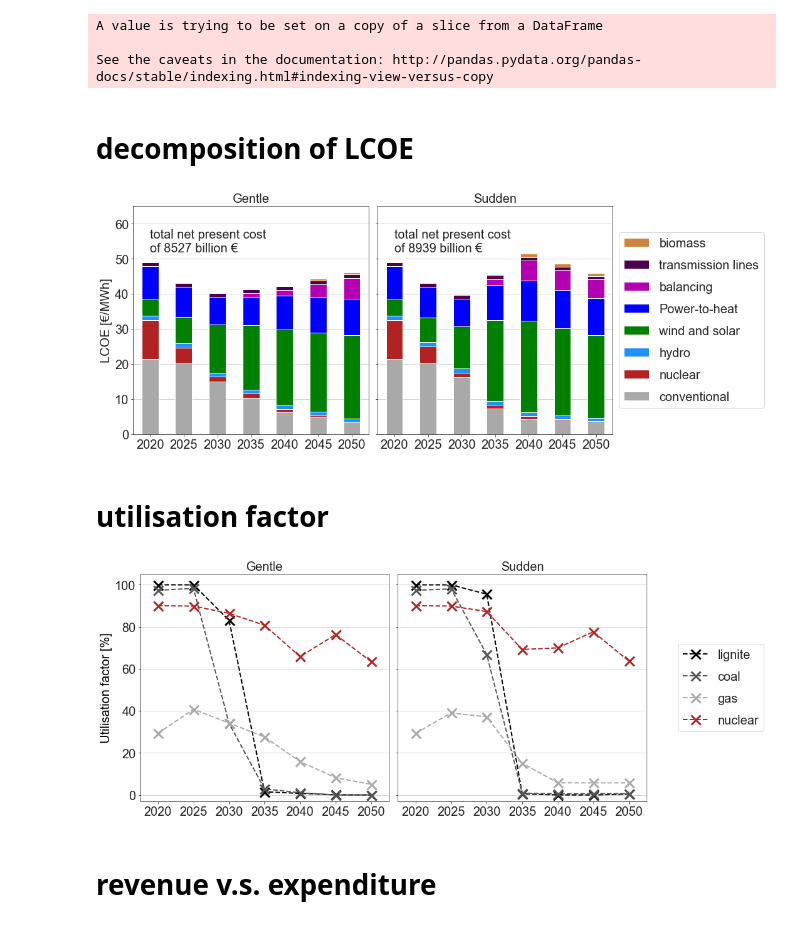
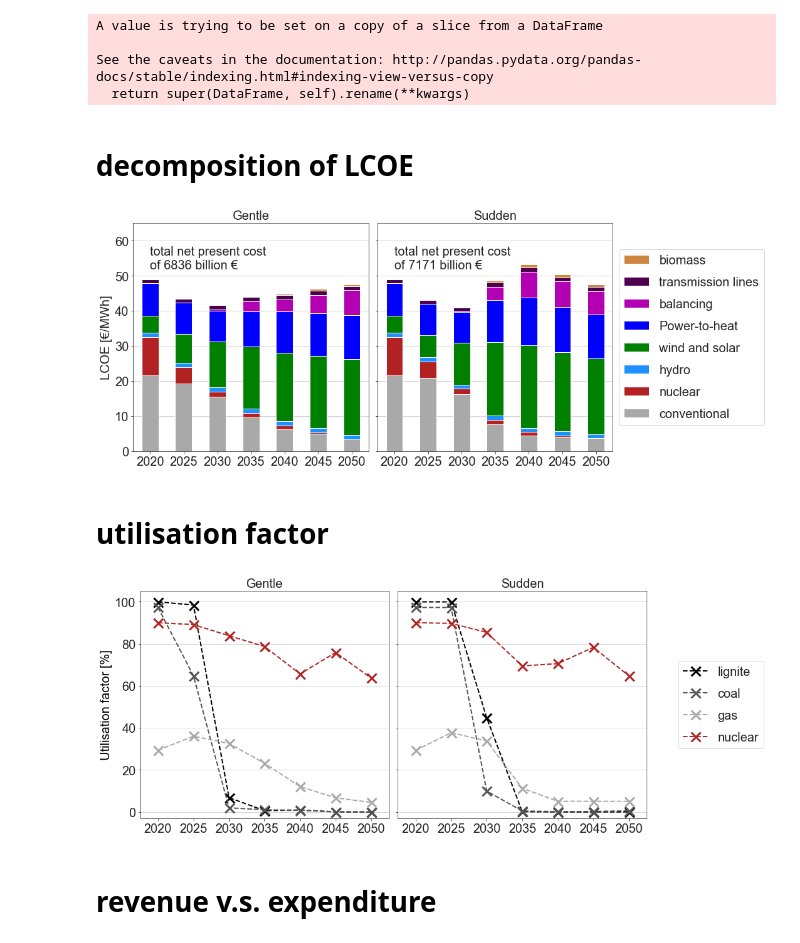
Before and after one commit to martavp/pypsa-eur-sec-30-path, a Jupyter notebook: paper_graphics/notebooks/summary_plot.ipynb, the cells around one changed output. Drawn from its saved outputs; the diff is of its cells as text; code cells hidden in the pictures.

Commit message:
Add revenue/expenditure for heating technologies. Add deficit figures. Correct 35 years of total system costs to 30.

```diff
--- a/paper_graphics/notebooks/summary_plot.ipynb
+++ b/paper_graphics/notebooks/summary_plot.ipynb
@@ -9,7 +9,7 @@ import matplotlib.pyplot as plt
 import seaborn as sns
 %matplotlib inline
 # %%
-version = 'w_EV_exp' #'Base'
+version = 'Base' #'Base'
 co2_1990 = 2232e6 # Mt co2 emission in 1990
 rate = 0.02 # social discount rate, assumed equal to inflation rate
 years = np.arange(2020,2055,5)
@@ -137,10 +132,12 @@ s_n = (s_n.groupby('scenario').sum()*5/1e9).astype(int) #5 years in every period
 # # plt.savefig('rate_vs_npc.pdf')
 # %%
 df = csvs['costs']
+s = df.sum()
+s = s.divide((1+rate)**(s.index.get_level_values(1).astype(int)-2020))
+s_n = {}
+s_n['go'] = (s['go'].sum()+s['go'].iloc[1:-1].sum())/2*5/1e9
+s_n['wait'] = (s['wait'].sum()+s['wait'].iloc[1:-1].sum())/2*5/1e9
 
-s = df.sum()
-s_n = s.divide((1+rate)**(s.index.get_level_values(1).astype(int)-2020))
-s_n = (s_n.groupby('scenario').sum()*5/1e9).astype(int)
 s_tr = csvs['metrics'].loc['transmission capacity']
 
 to_drop = df.index[df.max(axis=1) < 1]
@@ -168,6 +165,7 @@ df_uti = df
 A value is trying to be set on a copy of a slice from a DataFrame
 
 See the caveats in the documentation: http://pandas.pydata.org/pandas-docs/stable/indexing.html#indexing-view-versus-copy
+  return super(DataFrame, self).rename(**kwargs)
 # %%
 df_ex = csvs['metrics'].filter(like='expansion',axis=0)
 df_ex = df_ex.rename(lambda x:x[:-10])/1e3 # GW per year
@@ -200,36 +198,36 @@ ax = axes[0]
 df = df_cc['go']
 df.T.plot(kind="bar",ax=ax,stacked=True,color=[tech_colors[i] for i in df.index],legend=False,fontsize=fs,rot=0)
 ax.set_ylim([0,65])
 ax.set_xlabel('')
 ax.set_ylabel("LCOE [€/MWh]",fontsize=fs)
 ax.set_title('Gentle',fontsize=fs)
 ax.grid('on',axis='y')
-ax.annotate('total net present cost \nof {} billion €'.format(s_n['go']),xy=(0,52),fontsize=fs)
+ax.annotate('total net present cost \nof {} billion €'.format(int(s_n['go'])),xy=(0,52),fontsize=fs)
 # ax_twin = ax.twinx()
 # s_emi['go'].plot(ax=ax_twin,fontsize=fs,color='k',lw=lw)
 # ax_twin.set_ylim([0,1])
 # ax_twin.set_yticks([])
 
 ax = axes[1]
 df = df_cc['wait']
 df.T.plot(kind="bar",ax=ax,stacked=True,color=[tech_colors[i] for i in df.index],legend=False,fontsize=fs,rot=0)
 ax.set_xlabel('')
 ax.set_title('Sudden',fontsize=fs)
 ax.grid('on',axis='y')
-ax.annotate('total net present cost \nof {} billion €'.format(s_n['wait']),xy=(0,52),fontsize=fs)
+ax.annotate('total net present cost \nof {} billion €'.format(int(s_n['wait'])),xy=(0,52),fontsize=fs)
 # ax_twin = ax.twinx()
 # s_emi['wait'].plot(ax=ax_twin,fontsize=fs,color='k',lw=lw)
 # ax_twin.set_ylim([0,1])
 # ax_twin.set_ylabel("CO2 emission relative to 1990",fontsize=fs)
 
 handles,labels = ax.get_legend_handles_labels()
 ax.legend(handles[::-1],labels[::-1],ncol=1,loc="center left",fontsize=20,bbox_to_anchor=[1,0.5],labelspacing=0.8)
 
 fig.tight_layout()
 
 plt.savefig('../../figures/LCOE_{}.png'.format(version),dpi=500, bbox_inches='tight')
 # %% [output]
-[figure, old version]
+[figure, new version]
 # %% [markdown]
 # utilisation factor
 # %%
@@ -280,6 +278,6 @@ ax.legend(handles1,labels1,ncol=1,loc="center left",fontsize=fs,bbox_to_anchor=[
 fig.tight_layout()
 plt.savefig('../../figures/utilisation_factors_{}.png'.format(version),dpi=500, bbox_inches='tight')
 # %% [output]
-[figure, old version]
+[figure, new version]
 # %% [markdown]
 # revenue v.s. expenditure
```
Also changed, not shown: parts of 8 cells of this notebook, 15 other files.
